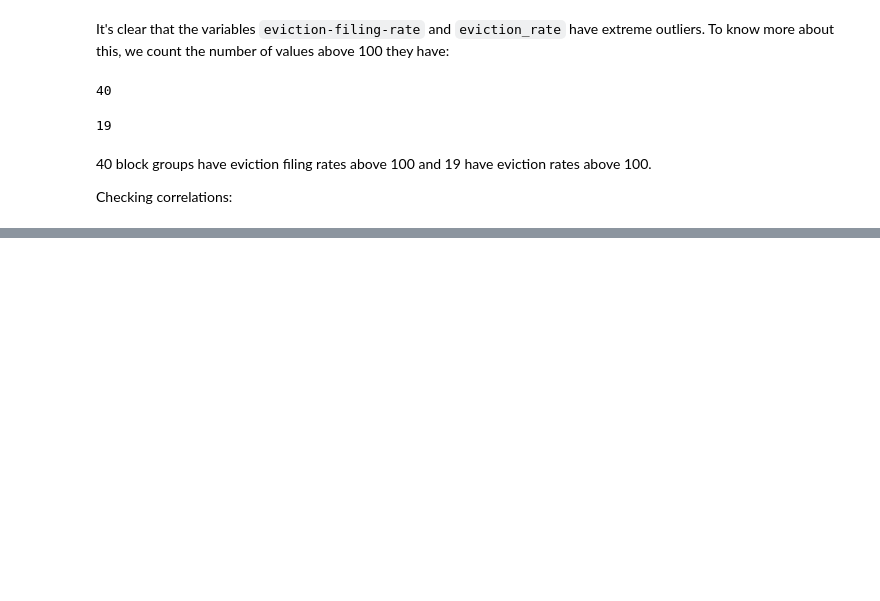
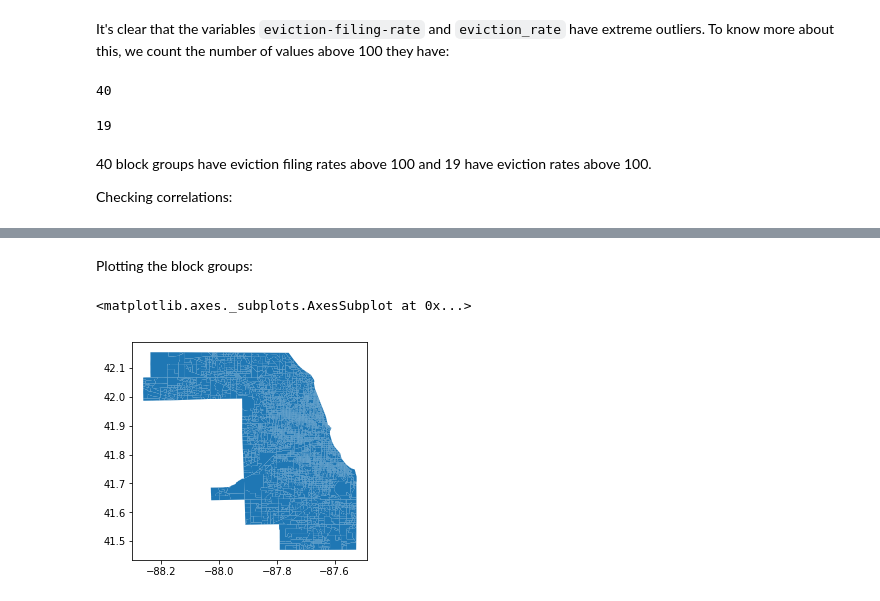
Before and after one commit to luisesanmartin/ml-eviction-chicago, a Jupyter notebook: notebooks/Data exploration - block groups.ipynb, the cells around one changed output, grey strips where cells are left out. Cells and saved outputs as stored; diff of their text form; code cells hidden in the pictures; blank space fills up the shorter version.

```diff
--- a/notebooks/Data exploration - block groups.ipynb
+++ b/notebooks/Data exploration - block groups.ipynb
@@ -216,0 +218,4 @@ Finally, you got to the maps part. I hope it was worth to wait.
+# %%
+import geopandas as gpd
+gdf = gpd.read_file('../data/raw/block-groups.geojson')
+len(gdf)
@@ -216,0 +226,3 @@ Finally, you got to the maps part. I hope it was worth to wait.
+# %%
+gdf = gdf[gdf['pl']=='Cook County, Illinois']
+len(gdf)
@@ -216,0 +245,7 @@ Finally, you got to the maps part. I hope it was worth to wait.
+# %% [markdown]
+Plotting the block groups:
+# %%
+gdf.plot()
+# %% [output]
+<matplotlib.axes._subplots.AxesSubplot at 0x...>
+[figure, added]
```
Also changed, not shown: parts of 24 cells of this notebook.
